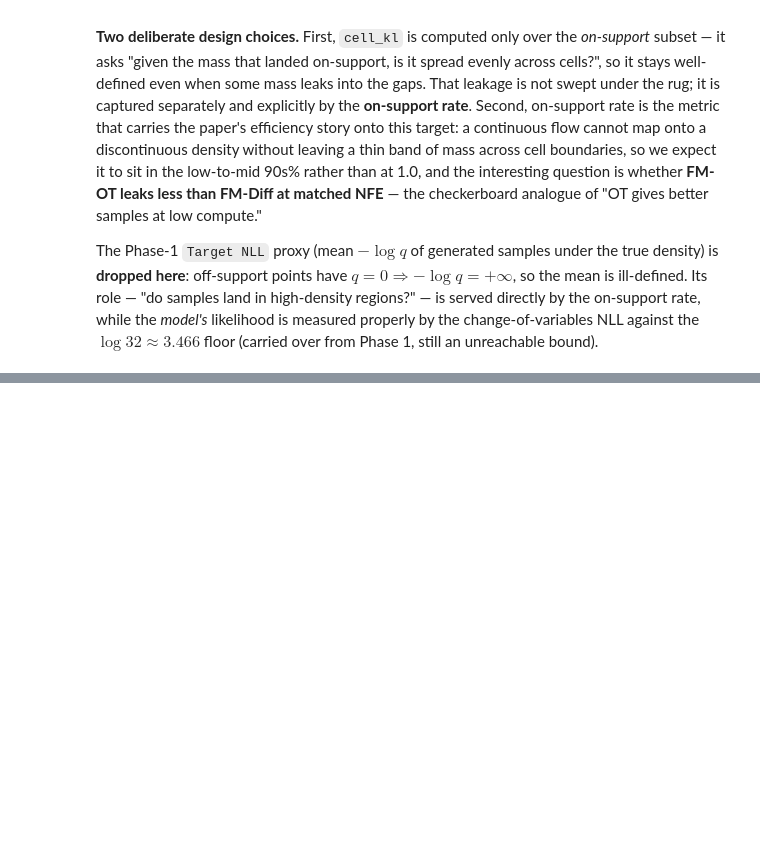
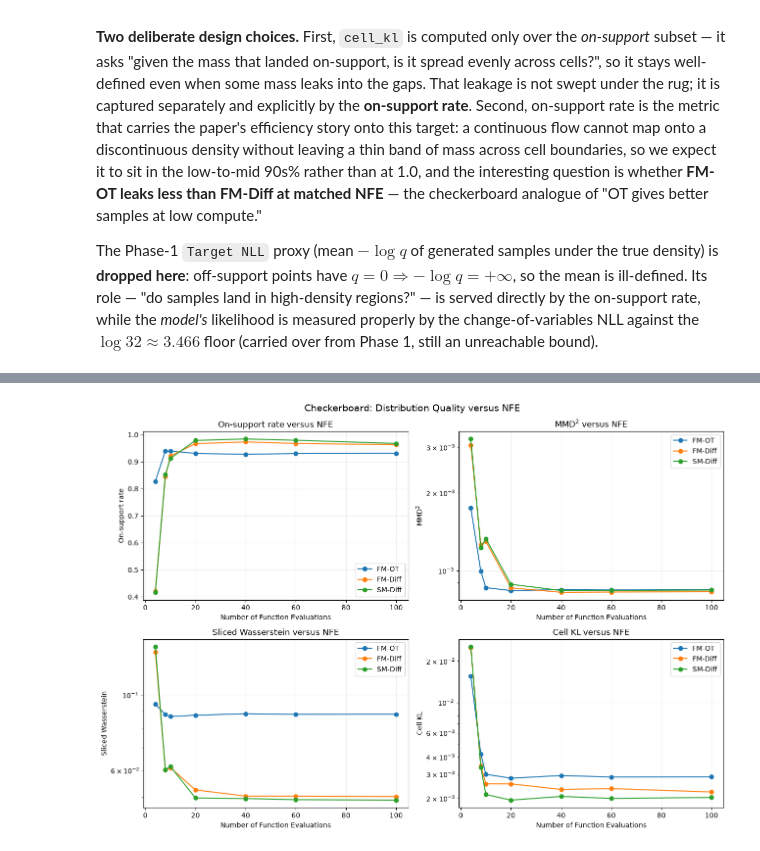
Before and after one commit to k-evgenii/TTrainMethods, a Jupyter notebook: TTrainMethods/checkers_flow_match.ipynb, the cells around one changed output, grey strips where cells are left out. Drawn from its saved outputs; the diff is of its cells as text; code cells hidden in the pictures; blank space fills up the shorter version.

```diff
--- a/TTrainMethods/checkers_flow_match.ipynb
+++ b/TTrainMethods/checkers_flow_match.ipynb
@@ -723,0 +1800,43 @@ def compute_cell_metrics(samples: torch.Tensor,
+# %%
+#Plot the four quality metrics against NFE, one line per method.
+_metrics_to_plot = [
+    ("On-support rate",    "On-support rate",      False),
+    ("MMD squared",        "MMD$^2$",              True),
+    ("Sliced Wasserstein", "Sliced Wasserstein",   True),
+    ("Cell KL",            "Cell KL",              True),
+]
+
+
+fig, axes = plt.subplots(2, 2, figsize=(13, 9))
+
+
+for ax, (column, ylabel, log_y) in zip(axes.ravel(), _metrics_to_plot):
+
+    for name in METHODS:
+
+        subset = quality_vs_nfe_df[
+            quality_vs_nfe_df["Method"] == name
+        ]
+
+        ax.plot(
+            subset["NFE"],
+            subset[column],
+            marker="o",
+            label=name,
+        )
+
+    if log_y:
+        ax.set_yscale("log")
+
+    ax.set_xlabel("Number of Function Evaluations")
+    ax.set_ylabel(ylabel)
+    ax.set_title(f"{ylabel} versus NFE")
+    ax.grid(alpha=0.2)
+    ax.legend()
+
+
+fig.suptitle("Checkerboard: Distribution Quality versus NFE", fontsize=14)
+plt.tight_layout()
+plt.show()
+# %% [output]
+[figure, added]
```
Also changed, not shown: parts of 40 cells of this notebook, 13 other files.
